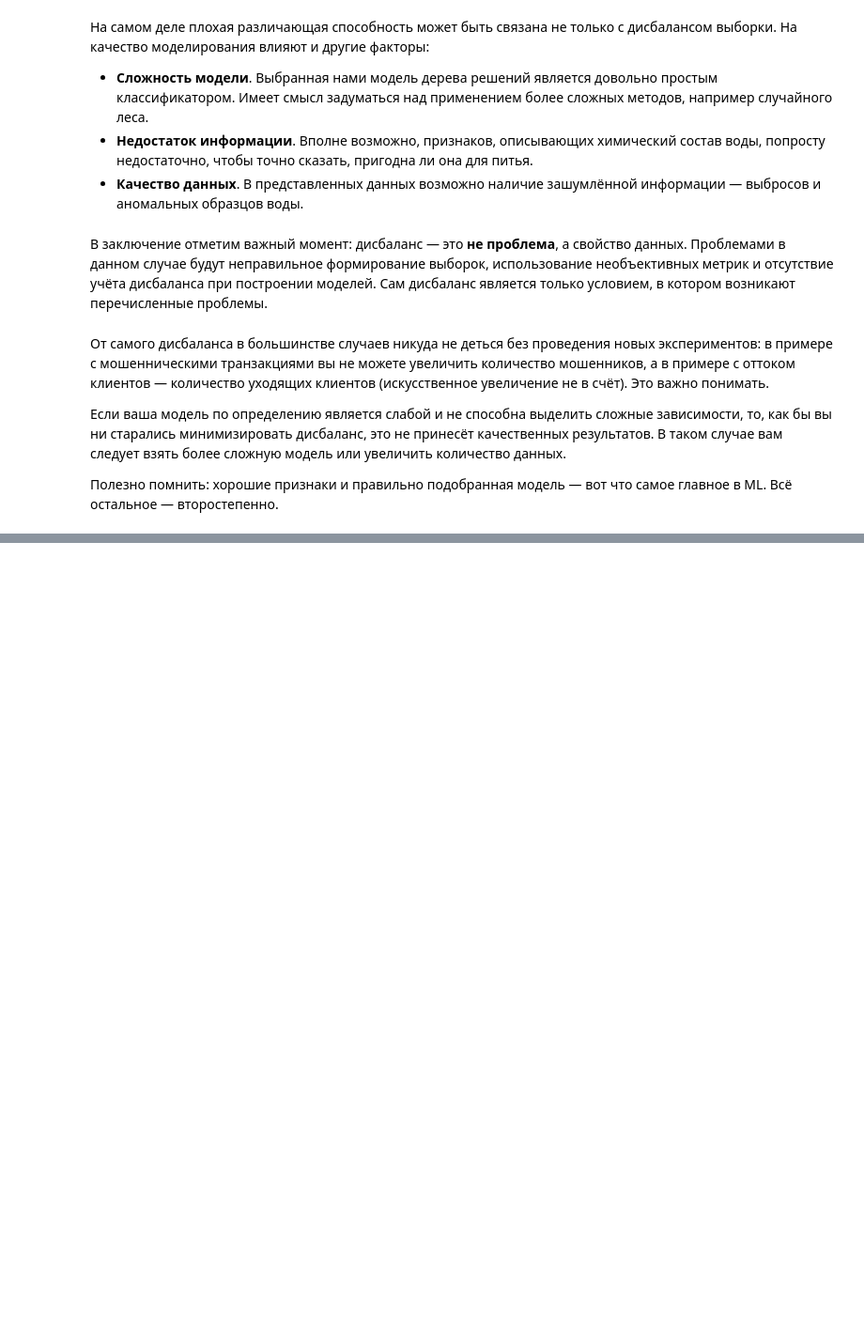
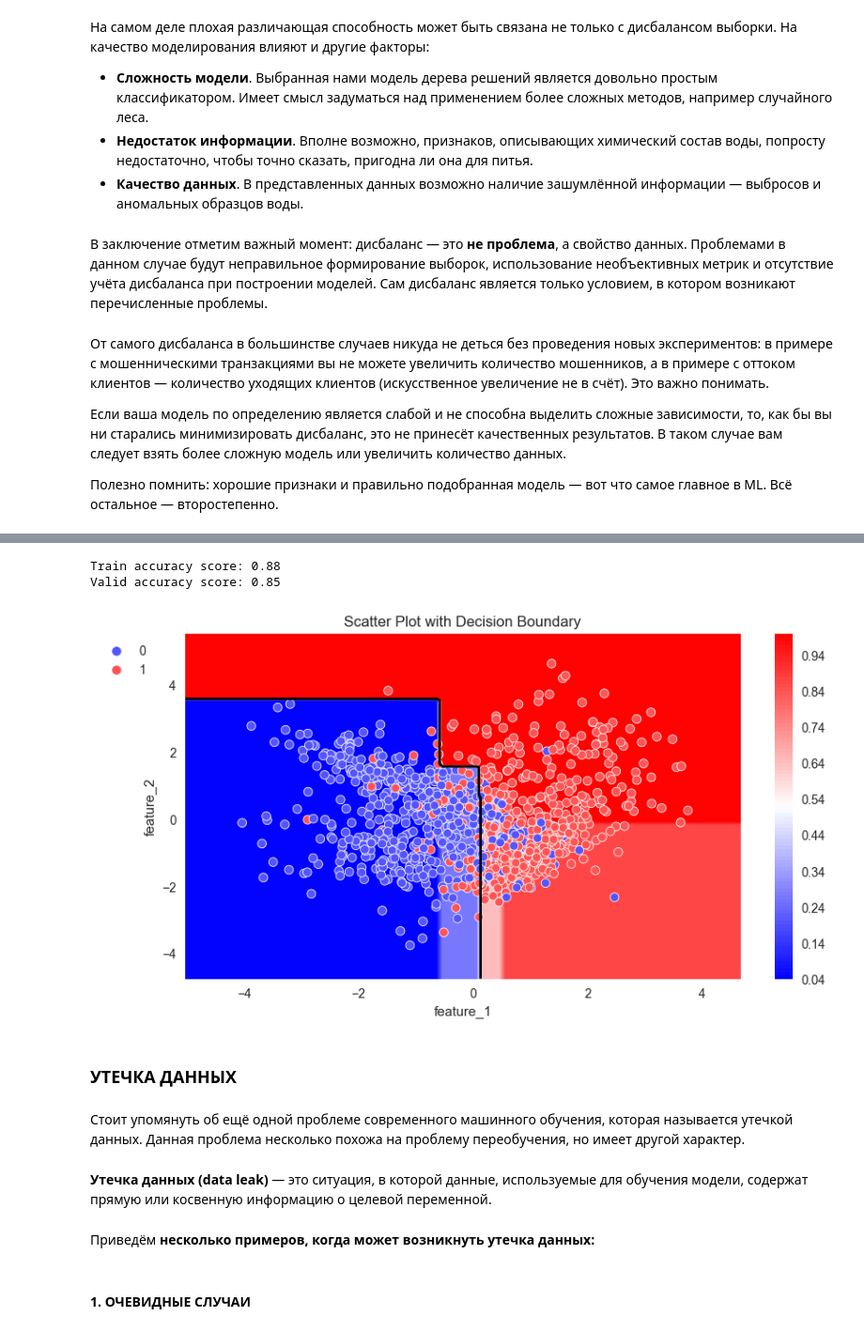
Before and after one commit to Lidiya-cutie/ML-model, a Jupyter notebook: Testing_for_water.ipynb, the cells around one changed output, grey strips where cells are left out. Shown at 94% size. Cells and saved outputs as stored; diff of their text form; code cells hidden in the pictures; blank space fills up the shorter version.

```diff
--- a/Testing_for_water.ipynb
+++ b/Testing_for_water.ipynb
@@ -1331,0 +1660,35 @@ plot_probabilities_2d(X, y, log_reg_smote)
+# %%
+# Разделим исходный набор данных на тренировочную и валидационную выборки в соотношении 70/30
+X_train, X_valid, y_train, y_valid = model_selection.train_test_split(X, y, test_size=0.3, random_state=42)
+
+# Создаём модель
+model_death_3 = tree.DecisionTreeClassifier(
+    max_depth=3 # максимальная глубина
+)
+
+# Обучаем модель на тренировочной выборке
+model_death_3.fit(X_train, y_train)
+# Делаем предсказание для каждой из выборок
+y_train_pred = model_death_3.predict(X_train)
+y_valid_pred = model_death_3.predict(X_valid)
+# Выводим значения метрик для тренировочной выборки
+print(f'Train accuracy score: {metrics.accuracy_score(y_train, y_train_pred):.2f}')
+# Выводим значения метрик для валидационной выборки
+print(f'Valid accuracy score: {metrics.accuracy_score(y_valid, y_valid_pred):.2f}')
+# %% [output]
+Train accuracy score: 0.88
+Valid accuracy score: 0.85
+# %%
+plot_probabilities_2d(X, y, model_death_3)
+# %% [output]
+[figure, added]
+# %% [markdown]
+### УТЕЧКА ДАННЫХ
+# %% [markdown]
+Стоит упомянуть об ещё одной проблеме современного машинного обучения, которая называется утечкой данных. Данная проблема несколько похожа на проблему переобучения, но имеет другой характер.
+# %% [markdown]
+**Утечка данных (data leak)** — это ситуация, в которой данные, используемые для обучения модели, содержат прямую или косвенную информацию о целевой переменной.
+# %% [markdown]
+Приведём **несколько примеров, когда может возникнуть утечка данных:**
+# %% [markdown]
+#### 1. ОЧЕВИДНЫЕ СЛУЧАИ
```
Also changed, not shown: parts of 68 cells of this notebook, 4 other files.
